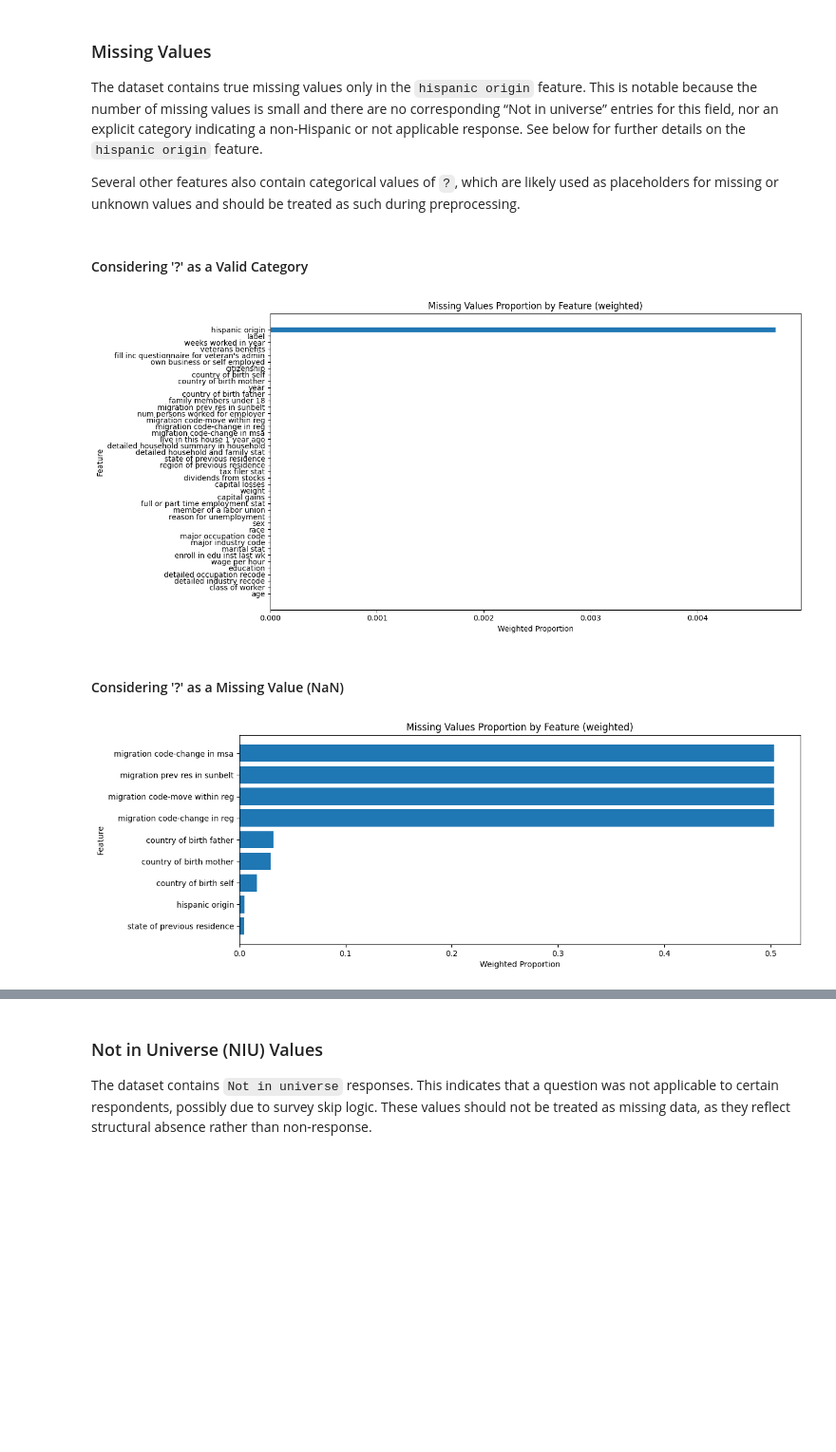
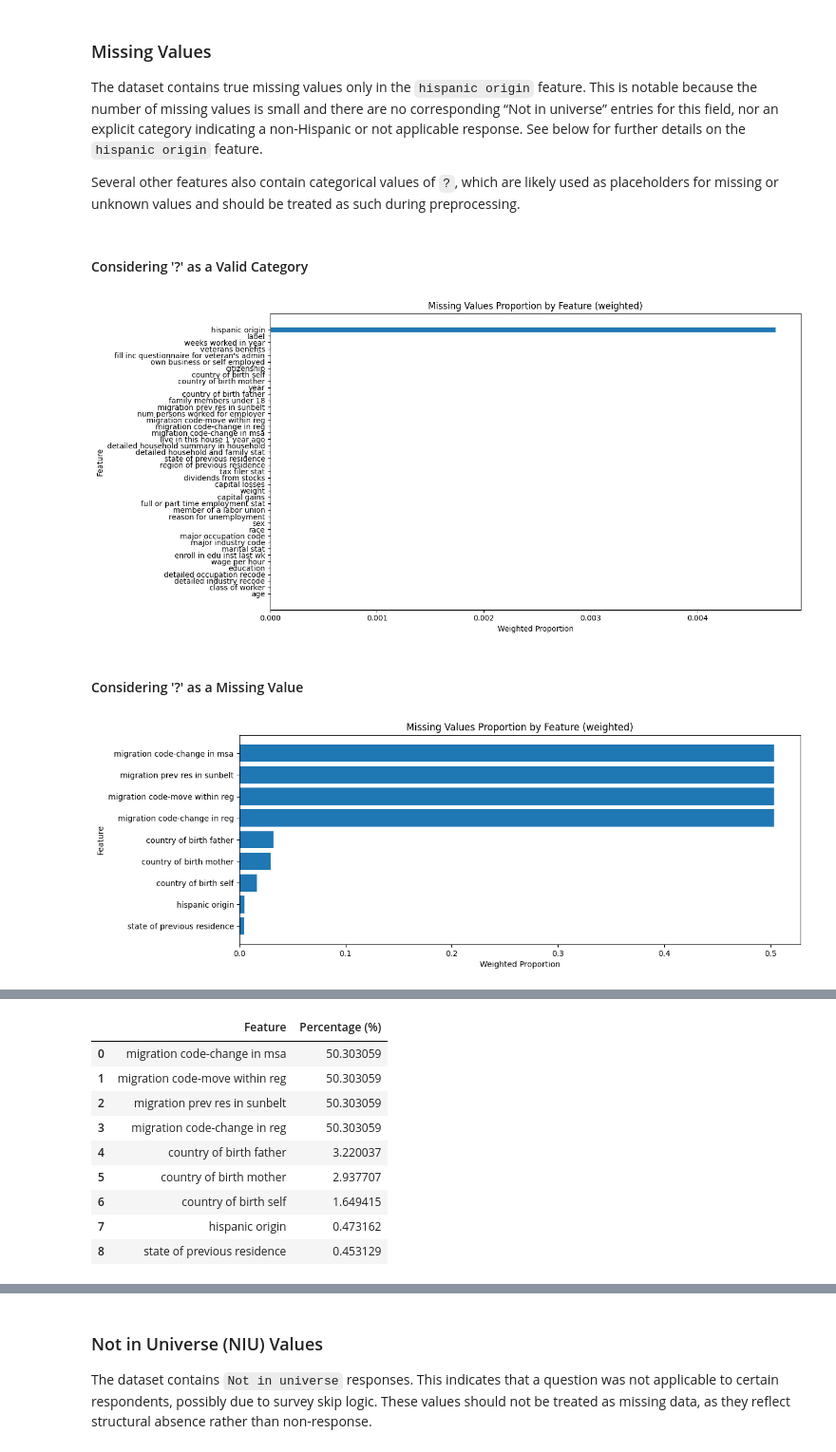
Before and after one commit to jagraves21/census-income-ml-project, a Jupyter notebook: notebooks/01-exploratory-data-analysis.ipynb, the cells around one changed output, grey strips where cells are left out. Shown at 95% size. Saved outputs shown, nothing was run; the diff lists cells and outputs as text; code cells hidden in the pictures; blank space fills up the shorter version.

```diff
--- a/notebooks/01-exploratory-data-analysis.ipynb
+++ b/notebooks/01-exploratory-data-analysis.ipynb
@@ -121,8 +125,8 @@ visualizations.plot_missing_values(
     figsize=(2*6.4, 1.5*4.8)
 )
 
-display(HTML("<h4>Considering '?' as a Missing Value (NaN)</h4>"))
-_,fig,ax = visualizations.plot_missing_values(
+display(HTML("<h4>Considering '?' as a Missing Value</h4>"))
+missing_df,fig,ax = visualizations.plot_missing_values(
     raw_df.replace("?", np.nan),
     only_missing=True,
     weight_column=weight_column,
@@ -130,10 +134,12 @@ _,fig,ax = visualizations.plot_missing_values(
     return_fig=True
 )
 plt.show()
+census.save_results_dataframe(missing_df, "missing_values.csv")
 
-census.save_figure(fig, "missing_values.png")
+display(missing_df)
+_ = census.save_figure(fig, "missing_values.png")
 # %% [output]
 Considering '?' as a Valid Category
 [figure]
-Considering '?' as a Missing Value (NaN)
+Considering '?' as a Missing Value
 [figure]
@@ -140,0 +147,10 @@ Considering '?' as a Missing Value (NaN)
+|  | Feature | Percentage (%) |
+| 0 | migration code-change in msa | 50.303059 |
+| 1 | migration code-move within reg | 50.303059 |
+| 2 | migration prev res in sunbelt | 50.303059 |
+| 3 | migration code-change in reg | 50.303059 |
+| 4 | country of birth father | 3.220037 |
+| 5 | country of birth mother | 2.937707 |
+| 6 | country of birth self | 1.649415 |
+| 7 | hispanic origin | 0.473162 |
+| 8 | state of previous residence | 0.453129 |
```
Also changed, not shown: parts of 24 cells of this notebook.
